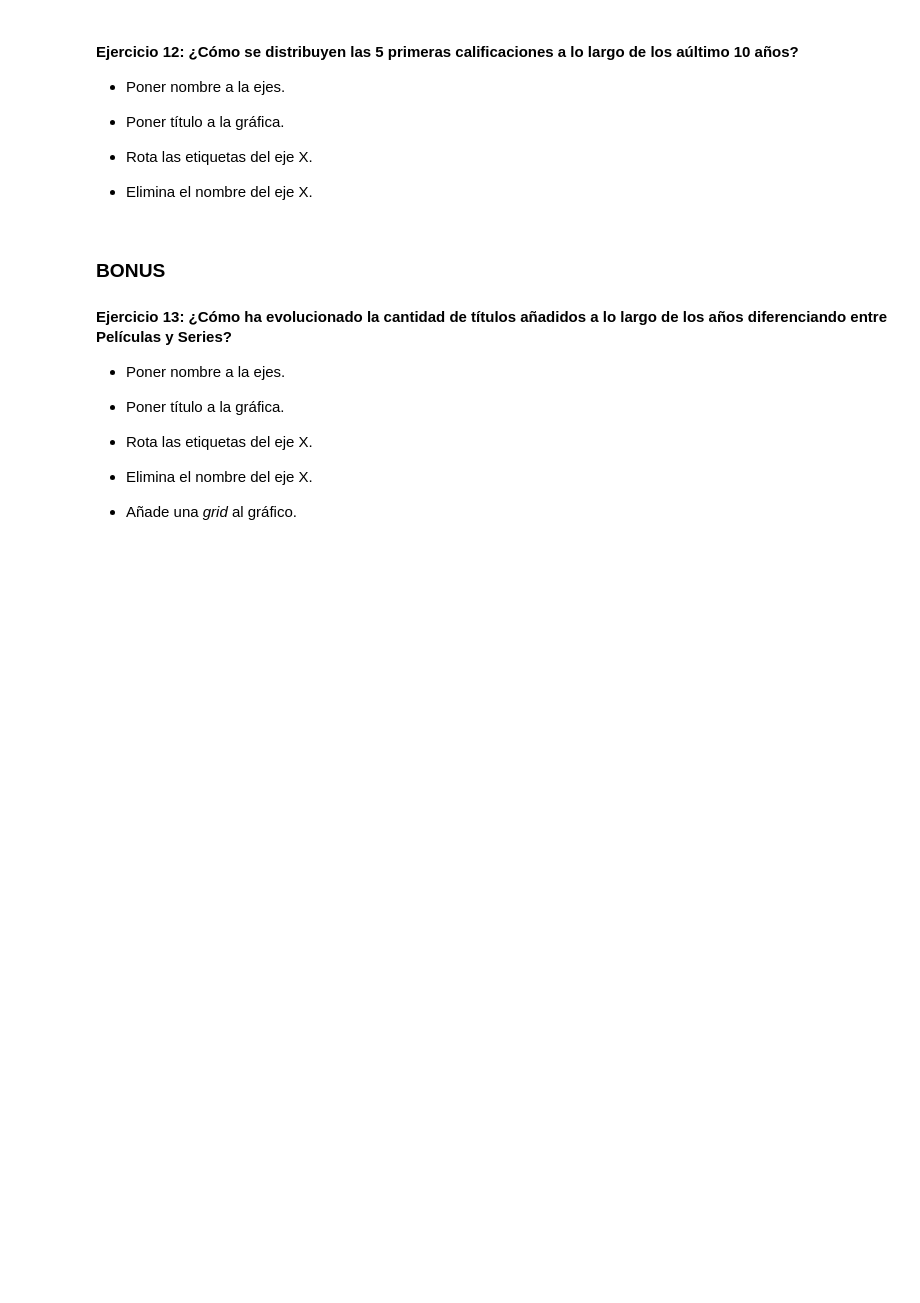
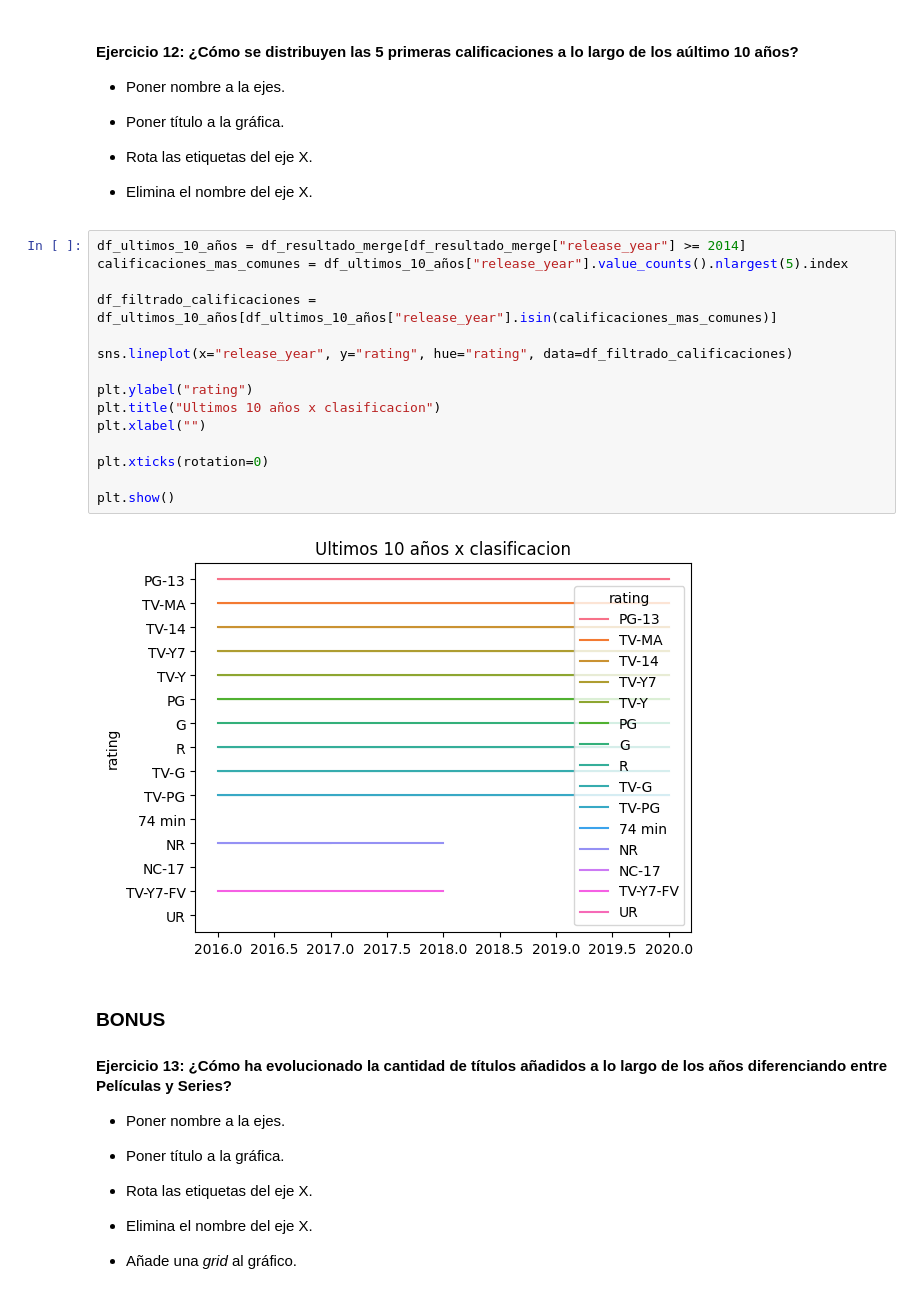
Before and after one commit to Cucks13/laboratorio-modulo2-leccion04-visualizacion, a Jupyter notebook: laboratorio-modulo2-leccion04-visualizacion.ipynb, the cells around one changed output. Drawn from its saved outputs; the diff is of its cells as text; blank space fills up the shorter version.

```diff
--- a/laboratorio-modulo2-leccion04-visualizacion.ipynb
+++ b/laboratorio-modulo2-leccion04-visualizacion.ipynb
@@ -243,6 +277,23 @@ Passing `palette` without assigning `hue` is deprecated and will be removed in v
 - Rota las etiquetas del eje X.
 
 - Elimina el nombre del eje X.
+# %%
+df_ultimos_10_años = df_resultado_merge[df_resultado_merge["release_year"] >= 2014]
+calificaciones_mas_comunes = df_ultimos_10_años["release_year"].value_counts().nlargest(5).index
+
+df_filtrado_calificaciones = df_ultimos_10_años[df_ultimos_10_años["release_year"].isin(calificaciones_mas_comunes)]
+
+sns.lineplot(x="release_year", y="rating", hue="rating", data=df_filtrado_calificaciones)
+
+plt.ylabel("rating")
+plt.title("Ultimos 10 años x clasificacion")
+plt.xlabel("")
+
+plt.xticks(rotation=0)
+
+plt.show()
+# %% [output]
+[figure, added]
 # %% [markdown]
 
 ### BONUS
```
Also changed, not shown: parts of 4 cells of this notebook.
